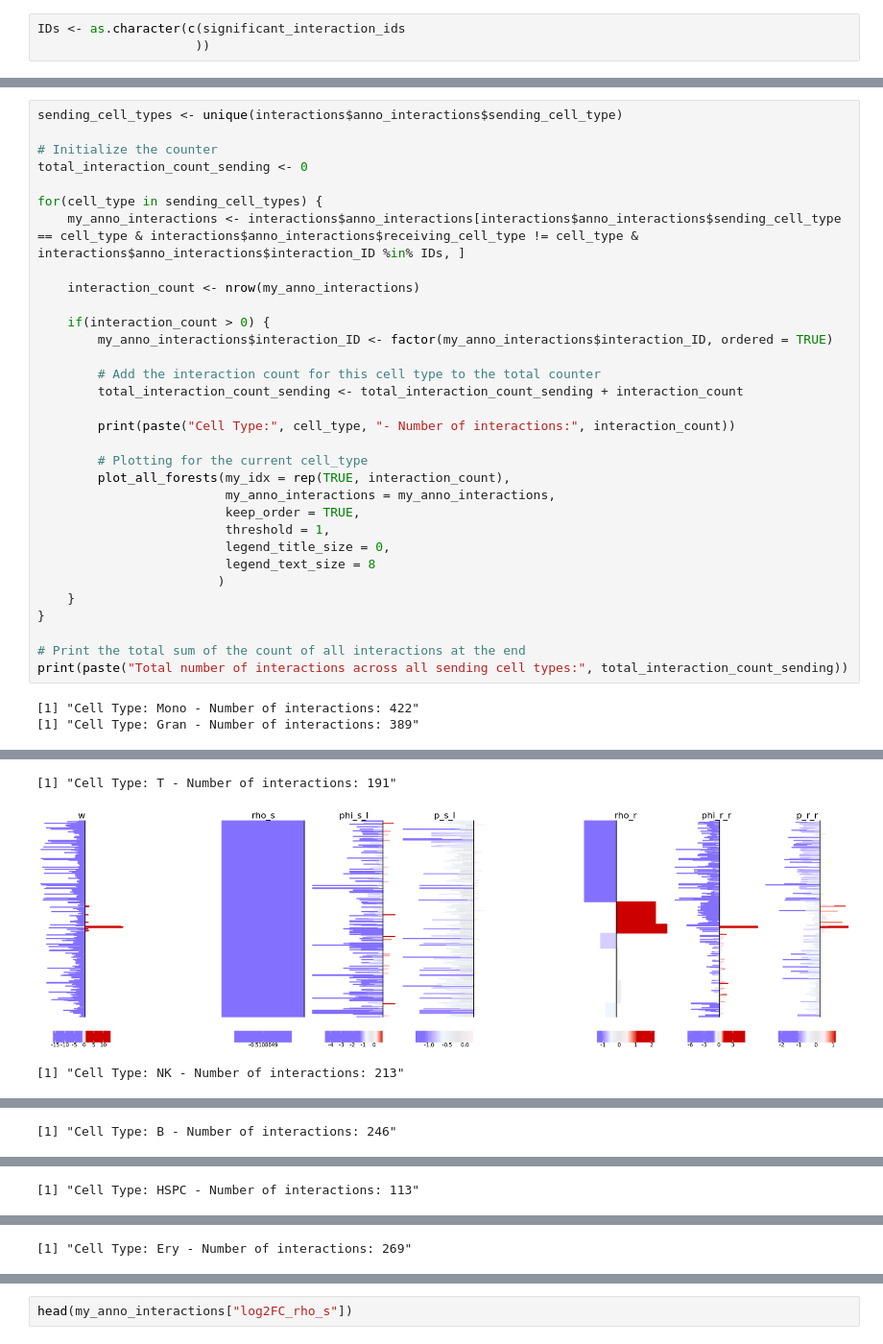
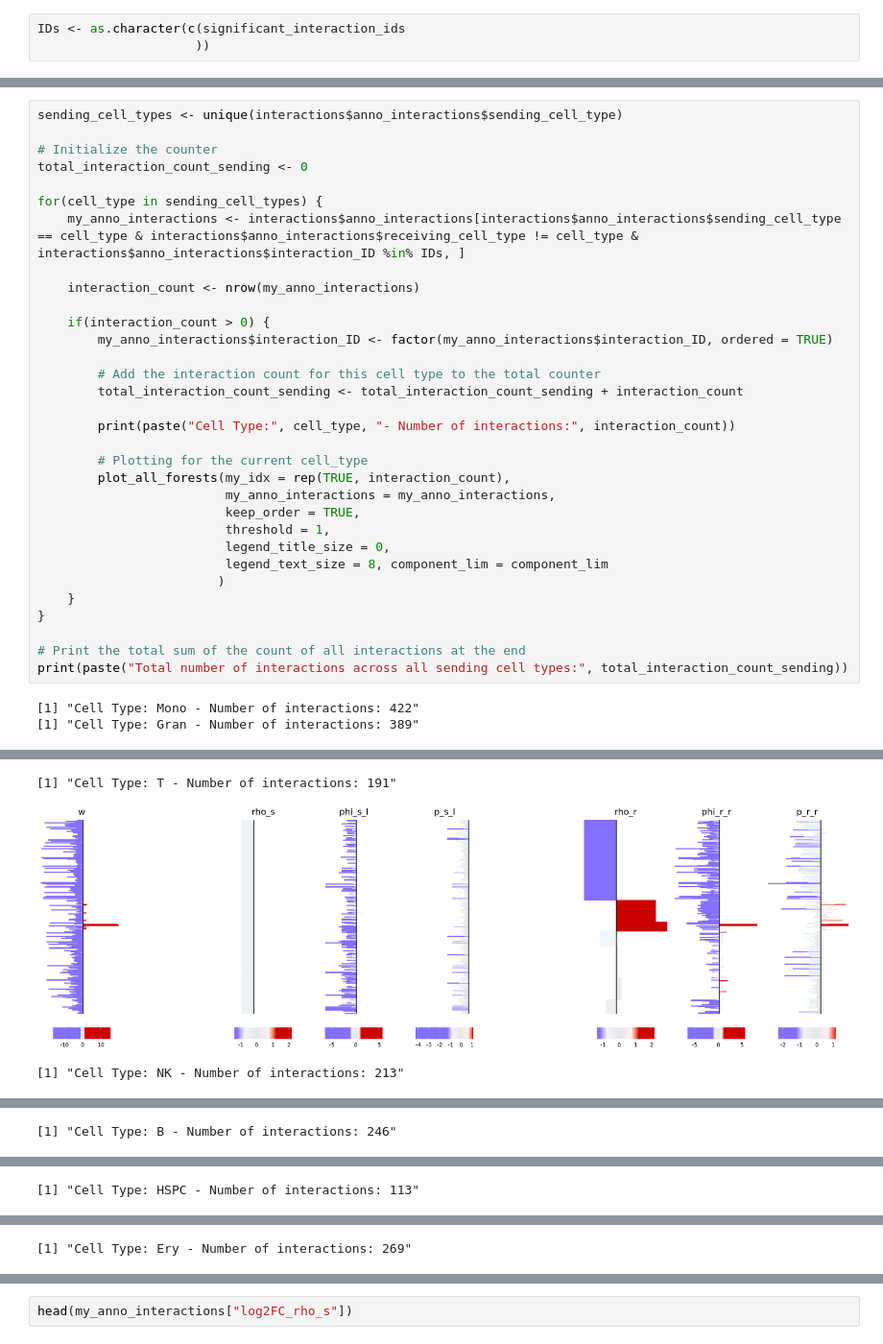
Before and after one commit to SoloveyMaria/community, a Jupyter notebook: docs/showcase_notebooks/Lasry/visualization.ipynb, the cells around one changed output, grey strips where cells are left out. Shown at 96% size. Saved outputs shown, nothing was run; the diff lists cells and outputs as text.

```diff
--- a/docs/showcase_notebooks/Lasry/visualization.ipynb
+++ b/docs/showcase_notebooks/Lasry/visualization.ipynb
@@ -672,7 +692,7 @@ for(cell_type in sending_cell_types) {
                          keep_order = TRUE,
                          threshold = 1,
                          legend_title_size = 0,
-                         legend_text_size = 8
+                         legend_text_size = 8, component_lim = component_lim
                         )
     }
 }
@@ -686,3 +706,3 @@ print(paste("Total number of interactions across all sending cell types:", total
 [1] "Cell Type: T - Number of interactions: 191"
-[figure, old version]
+[figure, new version]
 [1] "Cell Type: NK - Number of interactions: 213"
```
Also changed, not shown: parts of 8 cells of this notebook.
